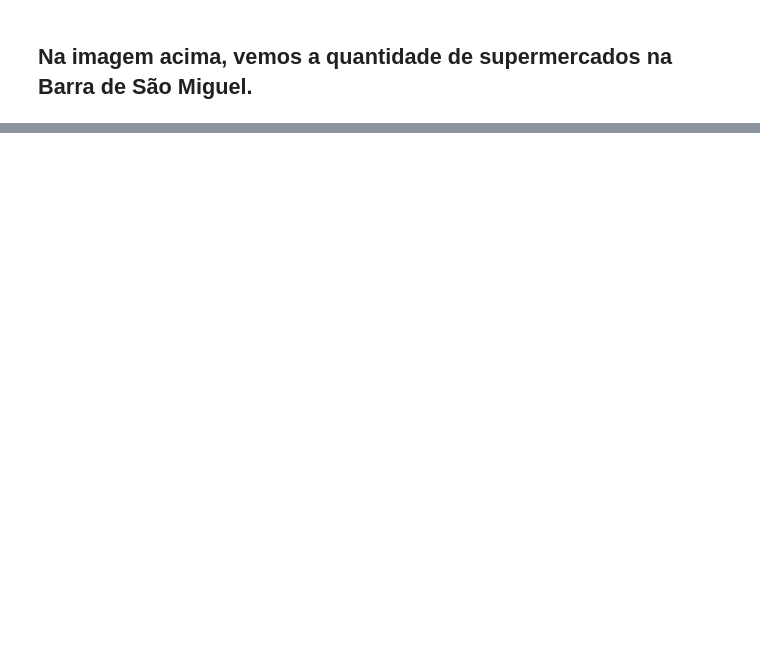
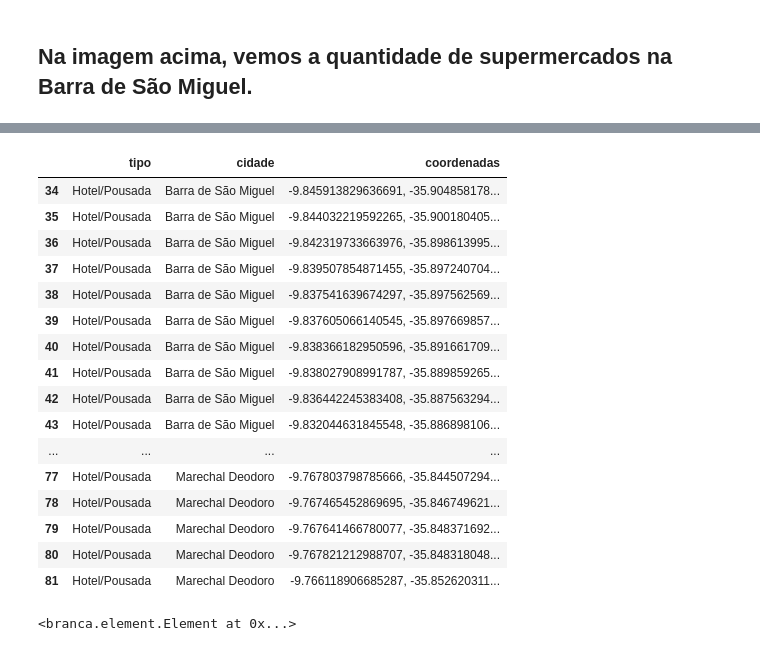
Before and after one commit to iagomauricioo/data_science, a Jupyter notebook: mapa_marechal_v4.ipynb, the cells around one changed output, grey strips where cells are left out. Drawn from its saved outputs; the diff is of its cells as text; code cells hidden in the pictures; blank space fills up the shorter version.

Commit message:
Adicionado legenda no mapa e hotéis.

```diff
--- a/mapa_marechal_v4.ipynb
+++ b/mapa_marechal_v4.ipynb
@@ -90,3 +98,24 @@ HTML(iframe_code)
 m
 # %% [output]
 [interactive output not drawn]
+# %%
+hotels = df[df['tipo'] == 'Hotel/Pousada']
+hotels
+# %% [output]
+|  | tipo | cidade | coordenadas |
+| 34 | Hotel/Pousada | Barra de São Miguel | -9.845913829636691, -35.904858178... |
+| 35 | Hotel/Pousada | Barra de São Miguel | -9.844032219592265, -35.900180405... |
+| 36 | Hotel/Pousada | Barra de São Miguel | -9.842319733663976, -35.898613995... |
+| 37 | Hotel/Pousada | Barra de São Miguel | -9.839507854871455, -35.897240704... |
+| 38 | Hotel/Pousada | Barra de São Miguel | -9.837541639674297, -35.897562569... |
+| 39 | Hotel/Pousada | Barra de São Miguel | -9.837605066140545, -35.897669857... |
+| 40 | Hotel/Pousada | Barra de São Miguel | -9.838366182950596, -35.891661709... |
+| 41 | Hotel/Pousada | Barra de São Miguel | -9.838027908991787, -35.889859265... |
+| 42 | Hotel/Pousada | Barra de São Miguel | -9.836442245383408, -35.887563294... |
+| 43 | Hotel/Pousada | Barra de São Miguel | -9.832044631845548, -35.886898106... |
+| ... | ... | ... | ... |
+| 77 | Hotel/Pousada | Marechal Deodoro | -9.767803798785666, -35.844507294... |
+| 78 | Hotel/Pousada | Marechal Deodoro | -9.767465452869695, -35.846749621... |
+| 79 | Hotel/Pousada | Marechal Deodoro | -9.767641466780077, -35.848371692... |
+| 80 | Hotel/Pousada | Marechal Deodoro | -9.767821212988707, -35.848318048... |
+| 81 | Hotel/Pousada | Marechal Deodoro | -9.766118906685287, -35.852620311... |
@@ -92,0 +147,4 @@ m
+# %%
+m.get_root().html.add_child(folium.Element(legend_html))
+# %% [output]
+<branca.element.Element at 0x...>
```
Also changed, not shown: parts of 8 cells of this notebook.
